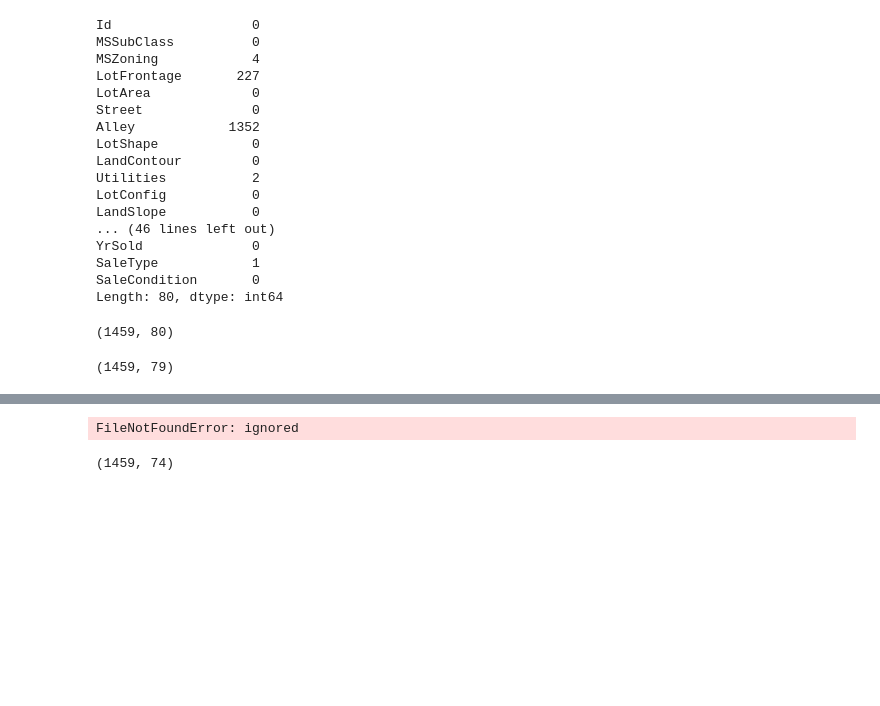
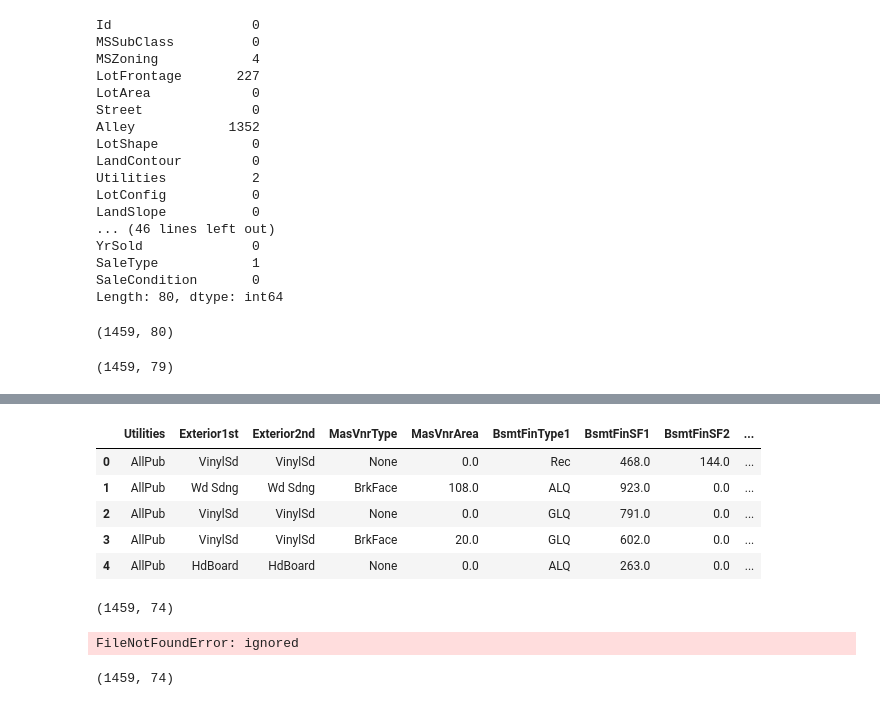
Before and after one commit to JPLAVALLEY/kaggle, a Jupyter notebook: Housing_Prices.ipynb, the cells around one changed output, grey strips where cells are left out. Saved outputs shown, nothing was run; the diff lists cells and outputs as text; code cells hidden in the pictures; blank space fills up the shorter version.

```diff
--- a/Housing_Prices.ipynb
+++ b/Housing_Prices.ipynb
@@ -255,0 +292,11 @@ test_df.shape
+# %%
+test_df['BsmtFinType2']=test_df['BsmtFinType2'].fillna(test_df['BsmtFinType2'].mode()[0])
+# %%
+test_df.loc[:, test_df.isnull().any()].head()
+# %% [output]
+|  | Utilities | Exterior1st | Exterior2nd | MasVnrType | MasVnrArea | BsmtFinType1 | BsmtFinSF1 | BsmtFinSF2 | ... |
+| 0 | AllPub | VinylSd | VinylSd | None | 0.0 | Rec | 468.0 | 144.0 | ... |
+| 1 | AllPub | Wd Sdng | Wd Sdng | BrkFace | 108.0 | ALQ | 923.0 | 0.0 | ... |
+| 2 | AllPub | VinylSd | VinylSd | None | 0.0 | GLQ | 791.0 | 0.0 | ... |
+| 3 | AllPub | VinylSd | VinylSd | BrkFace | 20.0 | GLQ | 602.0 | 0.0 | ... |
+| 4 | AllPub | HdBoard | HdBoard | None | 0.0 | ALQ | 263.0 | 0.0 | ... |
@@ -255,0 +319,4 @@ test_df.shape
+# %%
+test_df.shape
+# %% [output]
+(1459, 74)
```
Also changed, not shown: parts of 12 cells of this notebook.
